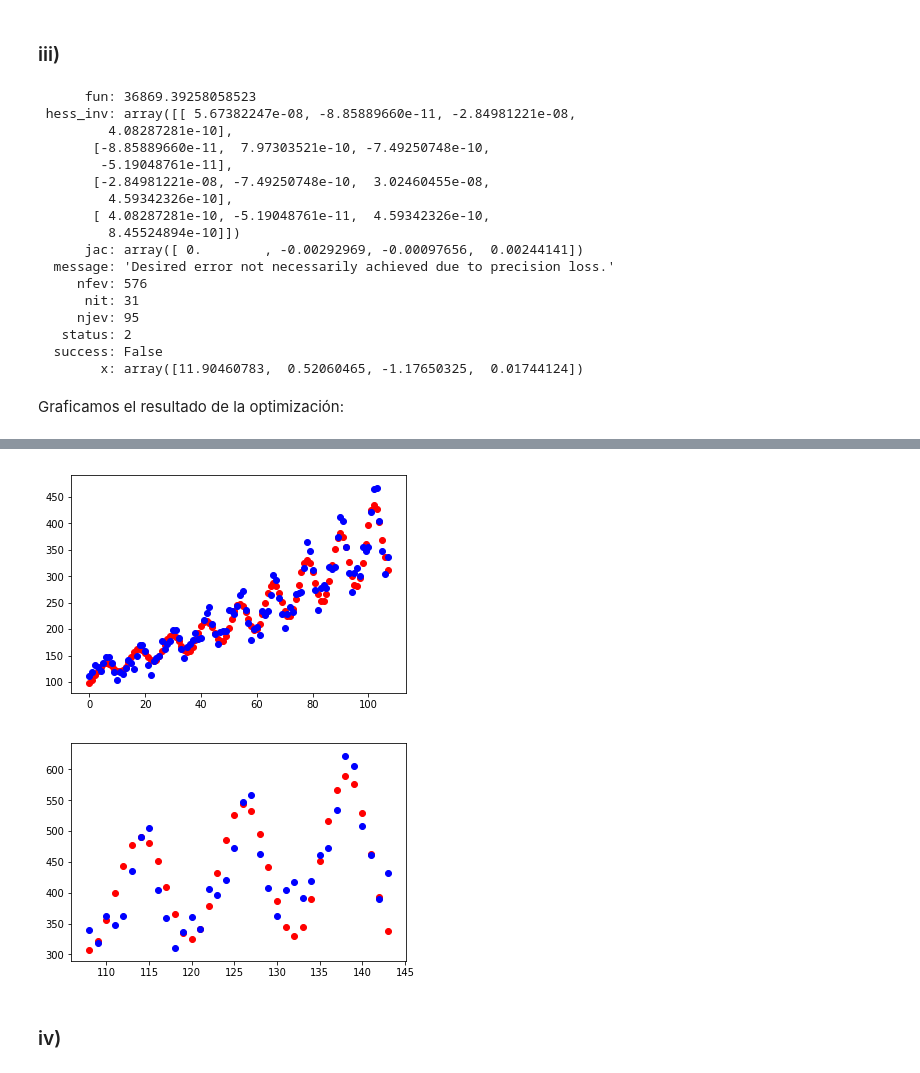
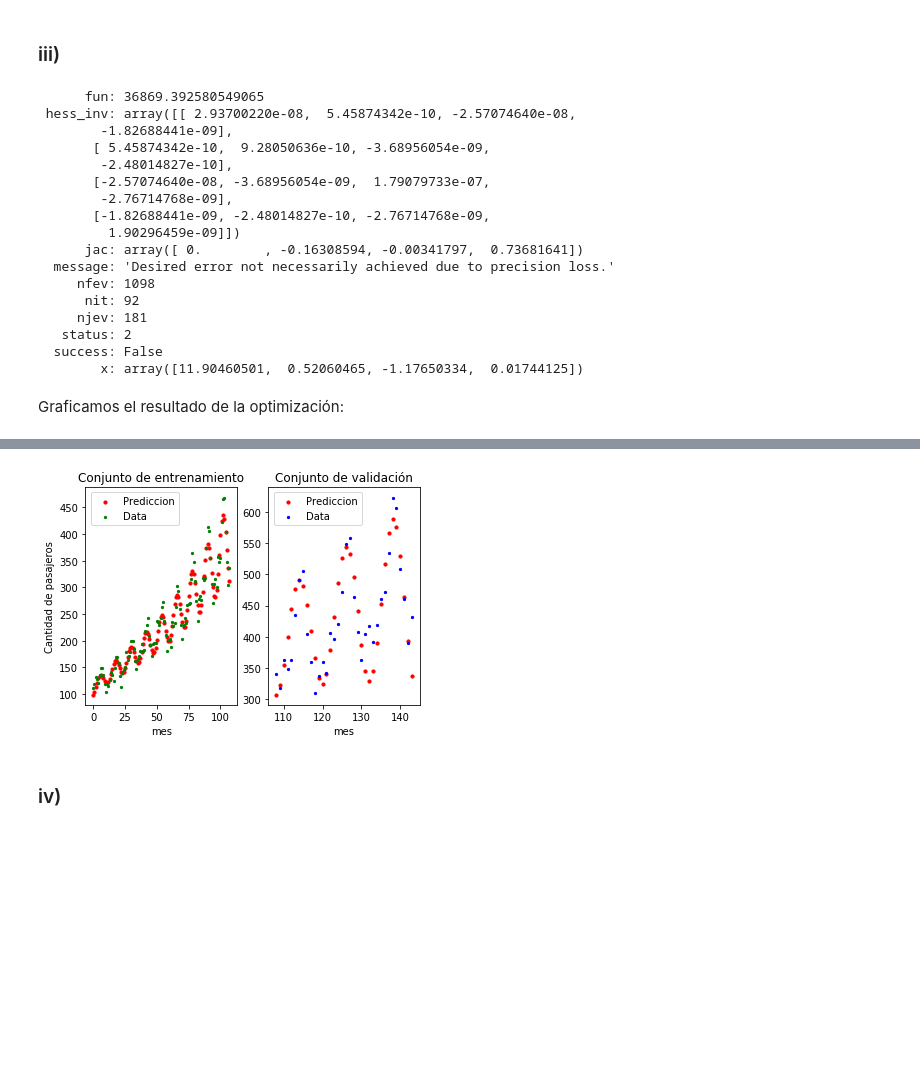
Before and after one commit to martinKindall/aprendizaje_probabilistico_uchile, a Jupyter notebook: Tarea2/tarea2_martin_cornejo.ipynb, the cells around one changed output, grey strips where cells are left out. Saved outputs shown, nothing was run; the diff lists cells and outputs as text; code cells hidden in the pictures; blank space fills up the shorter version.

Commit message:
Se logra ajustar bien la parte iv), se descubrio que una forma buena de llegar a una solucion correcta a la salida del BFGS es meter el resultado en el theta inicial e iterar de nuevo

```diff
--- a/Tarea2/tarea2_martin_cornejo.ipynb
+++ b/Tarea2/tarea2_martin_cornejo.ipynb
@@ -160,40 +160,49 @@ def cost_func(theta, x, y):
     return np.sum(np.power(np.subtract(y, np.vectorize(f_pol_sin_aux)(x)), 2))
 
 
-theta_1 = np.array([0.8, 0.5, 0.1, 0.01])
+theta_1 = np.array([1, 0.55, 0.1, 0.01])
 
 opt.minimize(cost_func, theta_1, args=(x_tr, y_tr), method='BFGS', tol=1e-9)
 # %% [output]
-      fun: 36869.39258058523
- hess_inv: array([[ 5.67382247e-08, -8.85889660e-11, -2.84981221e-08,
-         4.08287281e-10],
-       [-8.85889660e-11,  7.97303521e-10, -7.49250748e-10,
-        -5.19048761e-11],
-       [-2.84981221e-08, -7.49250748e-10,  3.02460455e-08,
-         4.59342326e-10],
-       [ 4.08287281e-10, -5.19048761e-11,  4.59342326e-10,
-         8.45524894e-10]])
-      jac: array([ 0.        , -0.00292969, -0.00097656,  0.00244141])
+      fun: 36869.392580549065
+ hess_inv: array([[ 2.93700220e-08,  5.45874342e-10, -2.57074640e-08,
+        -1.82688441e-09],
+       [ 5.45874342e-10,  9.28050636e-10, -3.68956054e-09,
+        -2.48014827e-10],
+       [-2.57074640e-08, -3.68956054e-09,  1.79079733e-07,
+        -2.76714768e-09],
+       [-1.82688441e-09, -2.48014827e-10, -2.76714768e-09,
+         1.90296459e-09]])
+      jac: array([ 0.        , -0.16308594, -0.00341797,  0.73681641])
   message: 'Desired error not necessarily achieved due to precision loss.'
-     nfev: 576
-      nit: 31
-     njev: 95
+     nfev: 1098
+      nit: 92
+     njev: 181
    status: 2
   success: False
-        x: array([11.90460783,  0.52060465, -1.17650325,  0.01744124])
+        x: array([11.90460501,  0.52060465, -1.17650334,  0.01744125])
 # %% [markdown]
 Graficamos el resultado de la optimización:
 # %%
-params_pol_sin = np.array([11.90460783,  0.52060465, -1.17650325,  0.01744124])
+params_pol_sin = np.array([11.90460501,  0.52060465, -1.17650334,  0.01744125])
 
 #pdb.set_trace()
-plt.figure()
-plt.scatter(x_tr,f_pol_sin(x_tr, params_pol_sin), c ='r')
-plt.scatter(x_tr,y_tr, c ='b')
 
-plt.figure()
-plt.scatter(x_te,f_pol_sin(x_te, params_pol_sin), c ='r')
-plt.scatter(x_te,y_te, c ='b')
+f, figures = plt.subplots(1, 2)
+figures[0].scatter(x_tr,f_pol_sin(x_tr, params_pol_sin), c ='r', s=10)
+figures[0].scatter(x_tr,y_tr, c='g', s=5)
+figures[0].set_xlabel("mes")
+figures[0].set_ylabel("Cantidad de pasajeros")
+figures[0].set_title("Conjunto de entrenamiento")
+figures[0].legend(["Prediccion","Data"], bbox_to_anchor=(0.65, 1))
+
+figures[1].scatter(x_te,f_pol_sin(x_te, params_pol_sin), c ='r', s=10)
+figures[1].scatter(x_te,y_te, c='b', s=5)
+figures[1].set_xlabel("mes")
+figures[1].set_title("Conjunto de validación")
+figures[1].legend(["Prediccion","Data"], bbox_to_anchor=(0.65, 1))
+
+plt.savefig('ajuste_pol_sin.pdf')
 
 print("")
 print("El error cuadratico del train es: " + str(errorCuadratico(x_tr,f_pol_sin(x_tr, params_pol_sin), y_tr)))
@@ -206,5 +215,4 @@ El error cuadratico del test es: 63331.571888523555
-[figure, old version]
+[figure, new version]
-[figure, removed]
 # %% [markdown]
 ### iv)
 # %%
```
Also changed, not shown: parts of 3 cells of this notebook.
